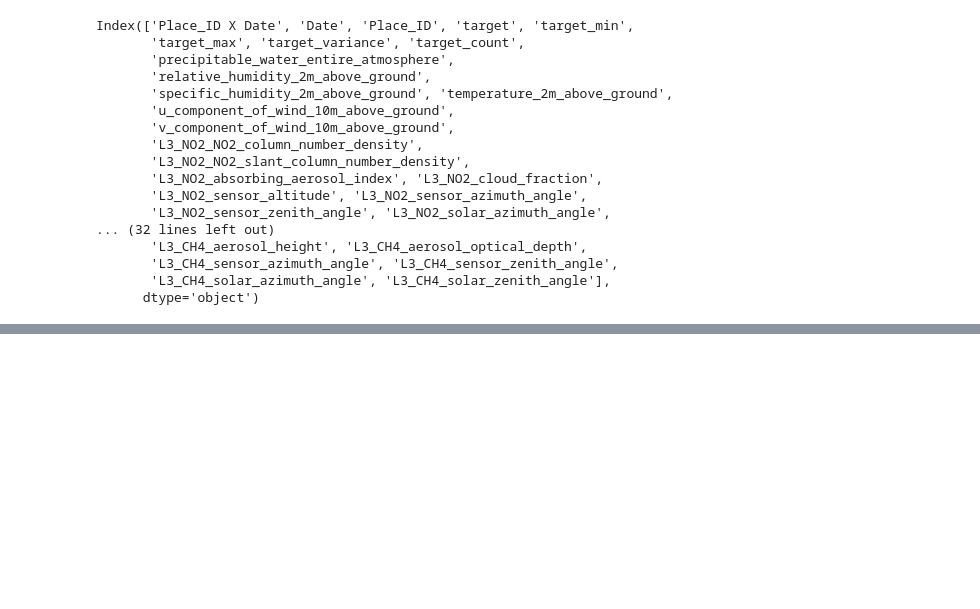
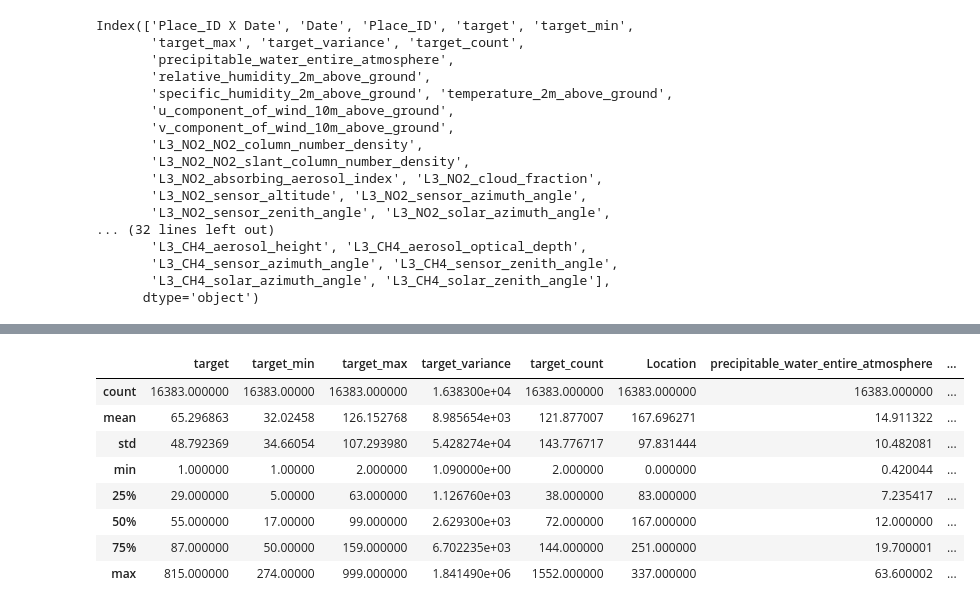
Before and after one commit to ryanwonghc/Urban-Air-Pollution-Challenge, a Jupyter notebook: Exploratory Data Analysis.ipynb, the cells around one changed output, grey strips where cells are left out. Cells and saved outputs as stored; diff of their text form; code cells hidden in the pictures; blank space fills up the shorter version.

```diff
--- a/Exploratory Data Analysis.ipynb
+++ b/Exploratory Data Analysis.ipynb
@@ -85,0 +306,12 @@ Length: 75, dtype: int64
+# %%
+df.describe()
+# %% [output]
+|  | target | target_min | target_max | target_variance | target_count | Location | precipitable_water_entire_atmosphere | ... |
+| count | 16383.000000 | 16383.00000 | 16383.000000 | 1.638300e+04 | 16383.000000 | 16383.000000 | 16383.000000 | ... |
+| mean | 65.296863 | 32.02458 | 126.152768 | 8.985654e+03 | 121.877007 | 167.696271 | 14.911322 | ... |
+| std | 48.792369 | 34.66054 | 107.293980 | 5.428274e+04 | 143.776717 | 97.831444 | 10.482081 | ... |
+| min | 1.000000 | 1.00000 | 2.000000 | 1.090000e+00 | 2.000000 | 0.000000 | 0.420044 | ... |
+| 25% | 29.000000 | 5.00000 | 63.000000 | 1.126760e+03 | 38.000000 | 83.000000 | 7.235417 | ... |
+| 50% | 55.000000 | 17.00000 | 99.000000 | 2.629300e+03 | 72.000000 | 167.000000 | 12.000000 | ... |
+| 75% | 87.000000 | 50.00000 | 159.000000 | 6.702235e+03 | 144.000000 | 251.000000 | 19.700001 | ... |
+| max | 815.000000 | 274.00000 | 999.000000 | 1.841490e+06 | 1552.000000 | 337.000000 | 63.600002 | ... |
```
Also changed, not shown: parts of 34 cells of this notebook, 1 other file.
